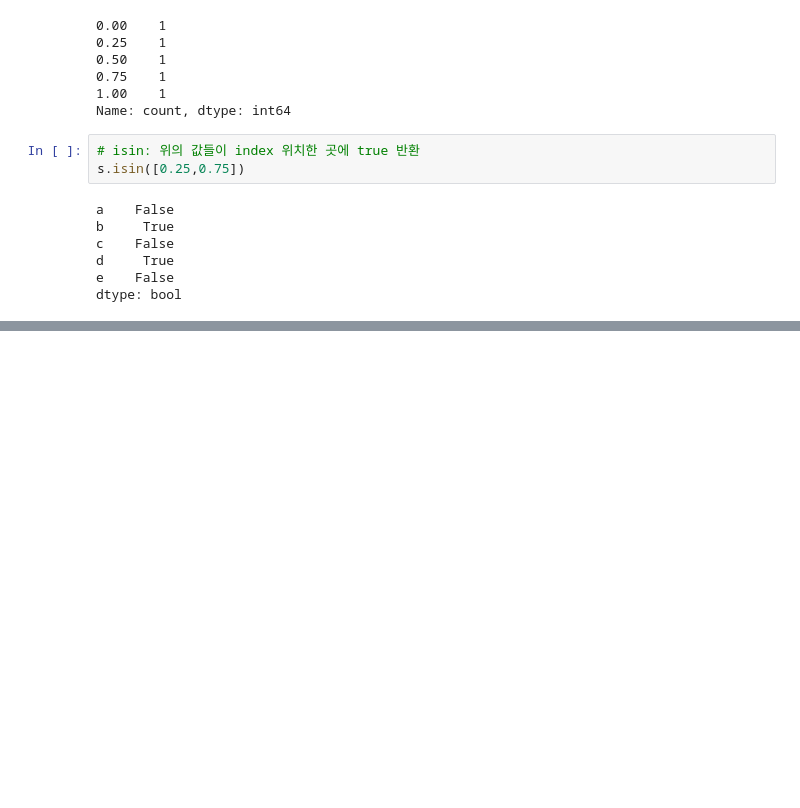
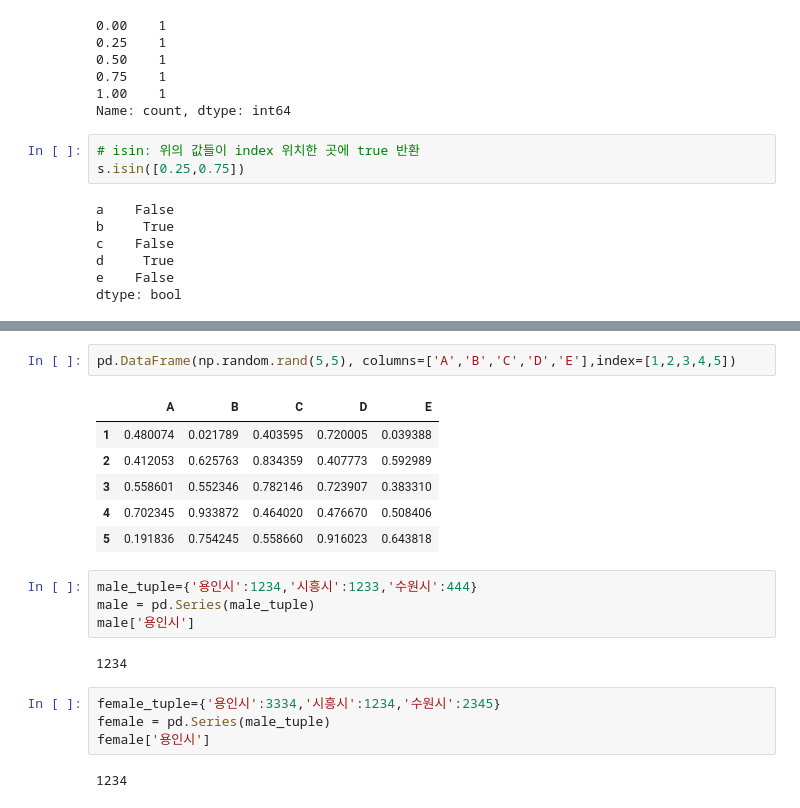
Before and after one commit to yumi-jun/LearnPandas, a Jupyter notebook: 판다스.ipynb, the cells around one changed output, grey strips where cells are left out. Saved outputs shown, nothing was run; the diff lists cells and outputs as text; blank space fills up the shorter version.

```diff
--- a/판다스.ipynb
+++ b/판다스.ipynb
@@ -42,0 +58,21 @@ pop_tuple={}
+# %%
+pd.DataFrame(np.random.rand(5,5), columns=['A','B','C','D','E'],index=[1,2,3,4,5])
+# %% [output]
+|  | A | B | C | D | E |
+| 1 | 0.480074 | 0.021789 | 0.403595 | 0.720005 | 0.039388 |
+| 2 | 0.412053 | 0.625763 | 0.834359 | 0.407773 | 0.592989 |
+| 3 | 0.558601 | 0.552346 | 0.782146 | 0.723907 | 0.383310 |
+| 4 | 0.702345 | 0.933872 | 0.464020 | 0.476670 | 0.508406 |
+| 5 | 0.191836 | 0.754245 | 0.558660 | 0.916023 | 0.643818 |
+# %%
+male_tuple={'용인시':1234,'시흥시':1233,'수원시':444}
+male = pd.Series(male_tuple)
+male['용인시']
+# %% [output]
+1234
+# %%
+female_tuple={'용인시':3334,'시흥시':1234,'수원시':2345}
+female = pd.Series(male_tuple)
+female['용인시']
+# %% [output]
+1234
```
Also changed, not shown: parts of 15 cells of this notebook.
